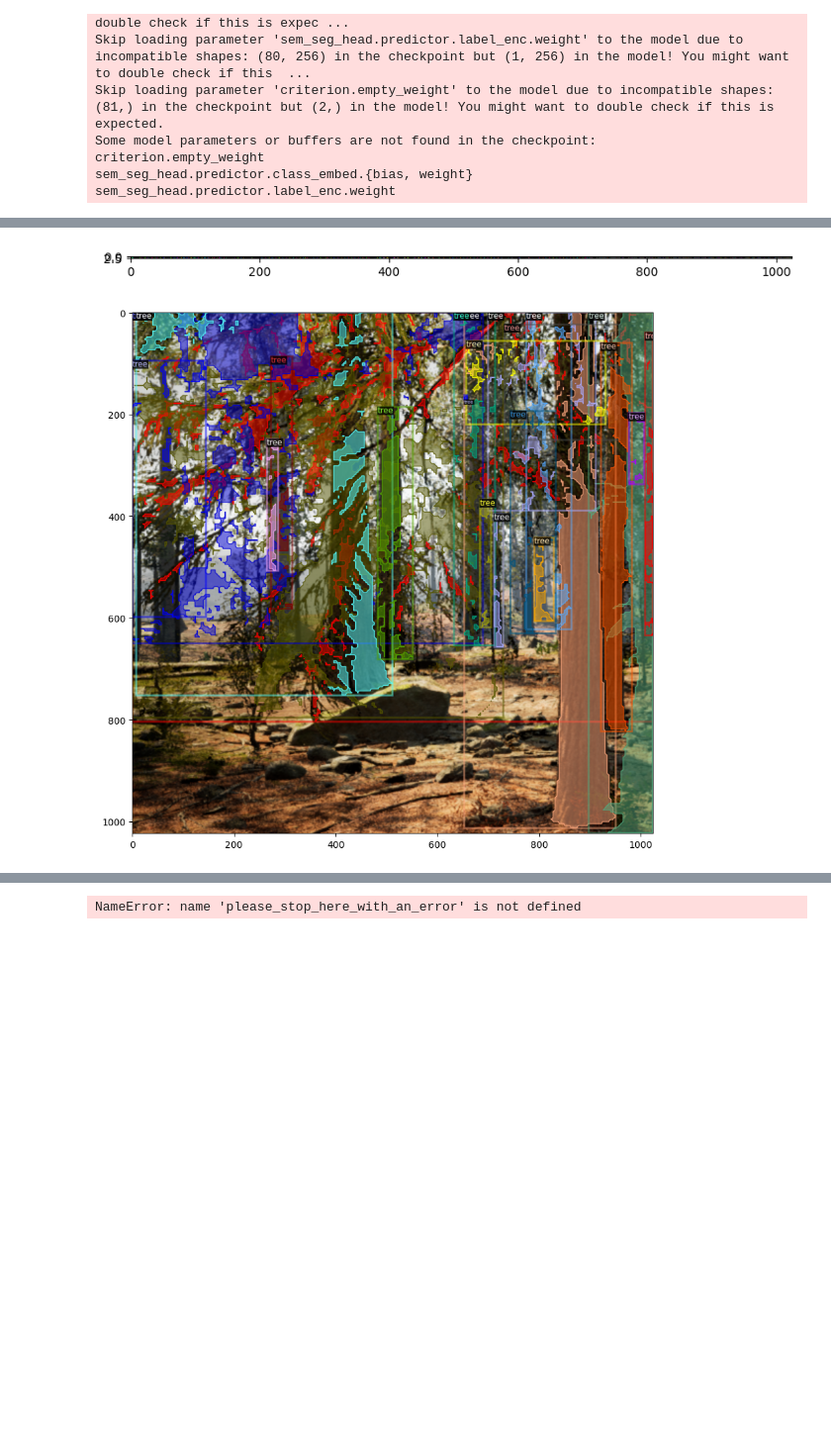
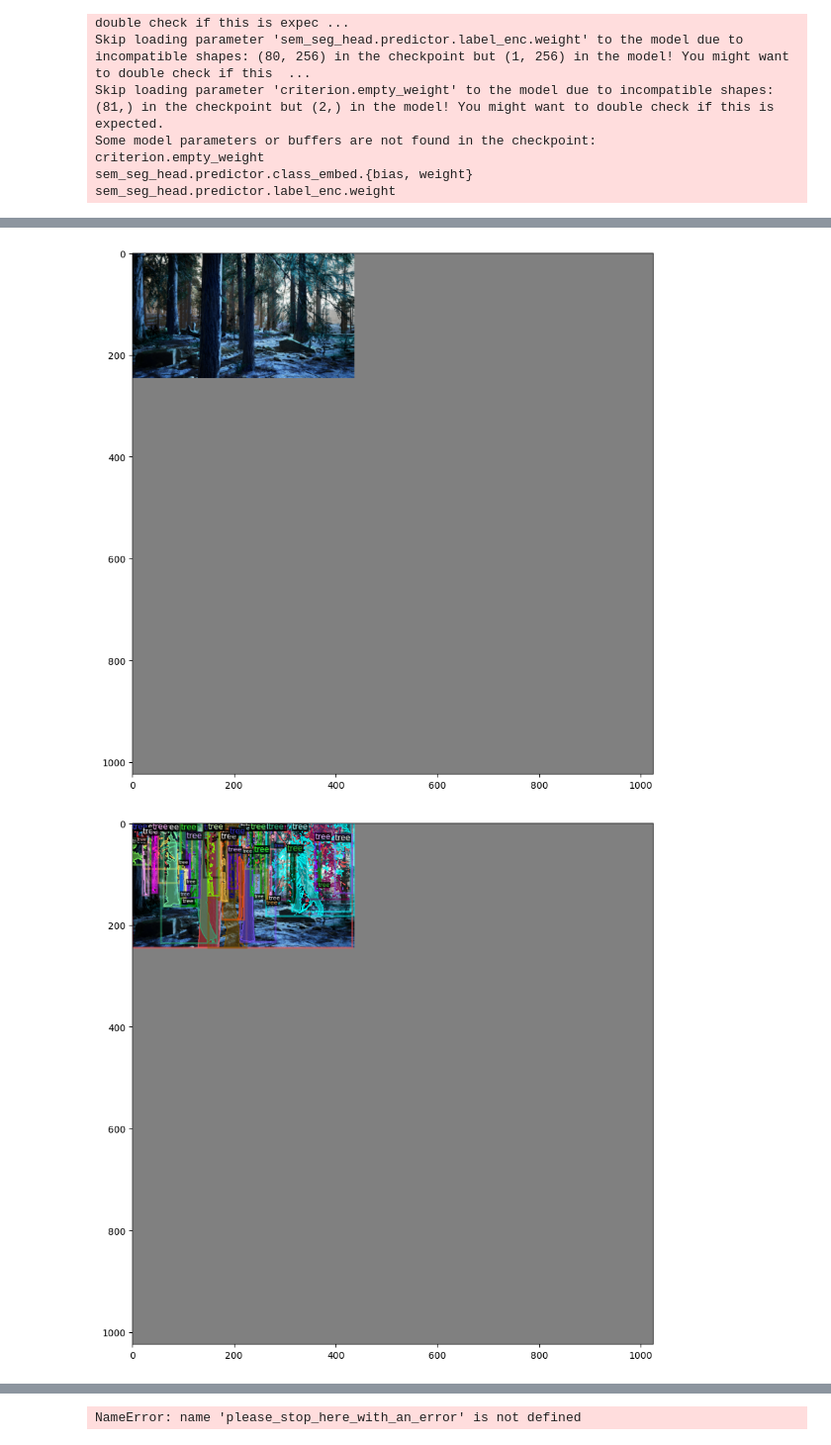
Before and after one commit to 4ndr3aR/MaskDINO, a Jupyter notebook: maskdino-spread-instance-segmentation.ipynb, the cells around one changed output, grey strips where cells are left out. Shown at 99% size. Cells and saved outputs as stored; diff of their text form; code cells hidden in the pictures; blank space fills up the shorter version.

Commit message:
Now I can display batches "well enough"...

```diff
--- a/maskdino-spread-instance-segmentation.ipynb
+++ b/maskdino-spread-instance-segmentation.ipynb
@@ -919,7 +919,7 @@ def one_batch(trainer):
     masks     = instances.gt_masks
     return one_batch
 
-def show_one_batch(trainer, metadata, bgr=False):
+def show_one_batch(trainer, metadata, bgr=False, show_img=True):
     # Visualize some random samples
     batch = one_batch(trainer)
     #for d in random.sample(batch, 2):
@@ -927,16 +927,18 @@ def show_one_batch(trainer, metadata, bgr=False):
         #print(f'{d = }')
         #img = cv2.imread(d["file_name"])
         #img = d['image']
-        img = batch[idx]['image']
-        cv2_imshow(img)
+        img = batch[idx]['image'].permute(1,2,0)
+        if show_img:
+            cv2_imshow(img)
         #print(f'{type(img)}')
+        #print(f'{img.shape}')
         if bgr:
             img = img[:, :, ::-1]
         #visualizer = Visualizer(img.detach().cpu().numpy(), metadata=metadata, scale=1)
-        visualizer = Visualizer(img.permute(1,2,0), metadata=metadata, scale=1)
+        visualizer = Visualizer(img, metadata=metadata, scale=1)
         #vis_img    = visualizer.draw_dataset_dict(d)
         vis_img    = visualizer.draw_instance_annotations(batch, idx)
-        out_img    = vis_img.get_image()[:, :, ::-1]
+        out_img    = vis_img.get_image()  #[:, :, ::-1]
         dbgprint(train, LogLevel.TRACE, f'{out_img.shape = } - {out_img.dtype = } - {out_img[out_img!=0][:50]}')
         #plt.imshow(out_img)
         #plt.show(36,20)
@@ -976,2 +978,2 @@ show_one_batch(trainer, train_metadata, bgr=False)
-[figure, old version]
+[figure, new version]
-[figure, old version]
+[figure, new version]
```
Also changed, not shown: parts of 1 cell of this notebook.
